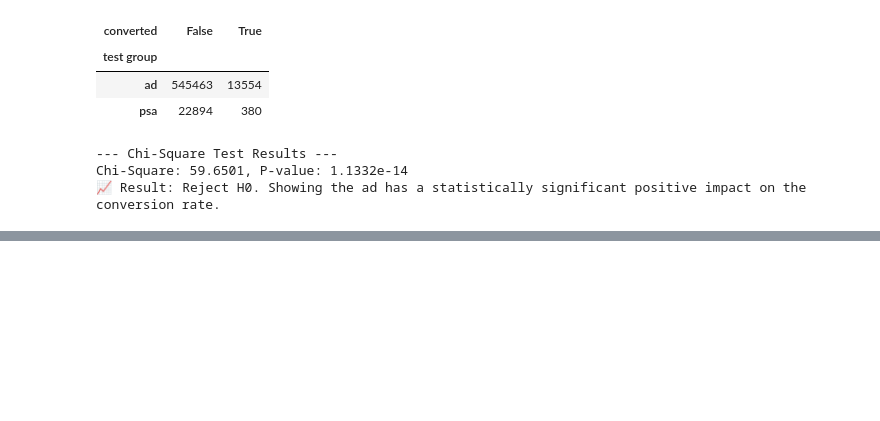
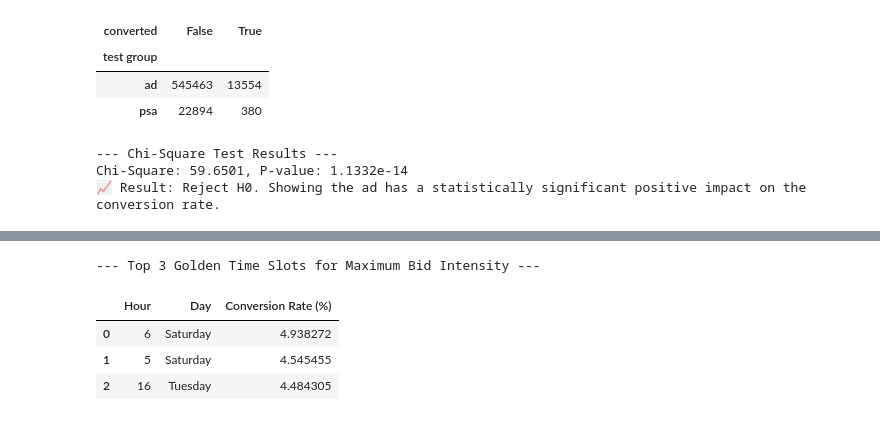
Before and after one commit to chitnapak/Marketing-A-B-Testing, a Jupyter notebook: a-b-testing.ipynb, the cells around one changed output, grey strips where cells are left out. Saved outputs shown, nothing was run; the diff lists cells and outputs as text; code cells hidden in the pictures; blank space fills up the shorter version.

```diff
--- a/a-b-testing.ipynb
+++ b/a-b-testing.ipynb
@@ -267,0 +401,17 @@ Based on the data-driven insights, the marketing team should confidently continu
+# %%
+# ---------------------------------------------------------
+# 3. Highlight Top 3 Performing Time Slots
+# ---------------------------------------------------------
+# Unstack the pivot table to find the absolute maximums
+flat_pivot = pivot_table.unstack().reset_index()
+flat_pivot.columns = ['Hour', 'Day', 'Conversion Rate (%)']
+top_slots = flat_pivot.sort_values(by='Conversion Rate (%)', ascending=False).head(3)
+
+print("\n--- Top 3 Golden Time Slots for Maximum Bid Intensity ---")
+display(top_slots.reset_index(drop=True))
+# %% [output]
+--- Top 3 Golden Time Slots for Maximum Bid Intensity ---
+|  | Hour | Day | Conversion Rate (%) |
+| 0 | 6 | Saturday | 4.938272 |
+| 1 | 5 | Saturday | 4.545455 |
+| 2 | 16 | Tuesday | 4.484305 |
```
Also changed, not shown: parts of 9 cells of this notebook.
